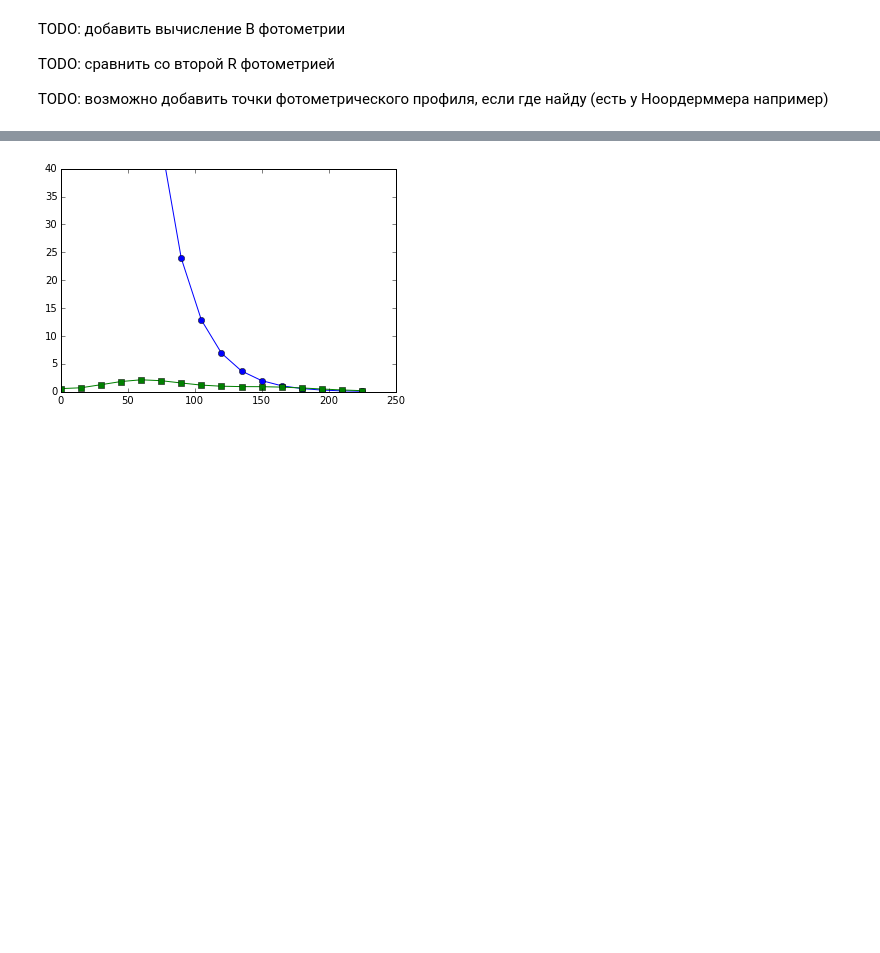
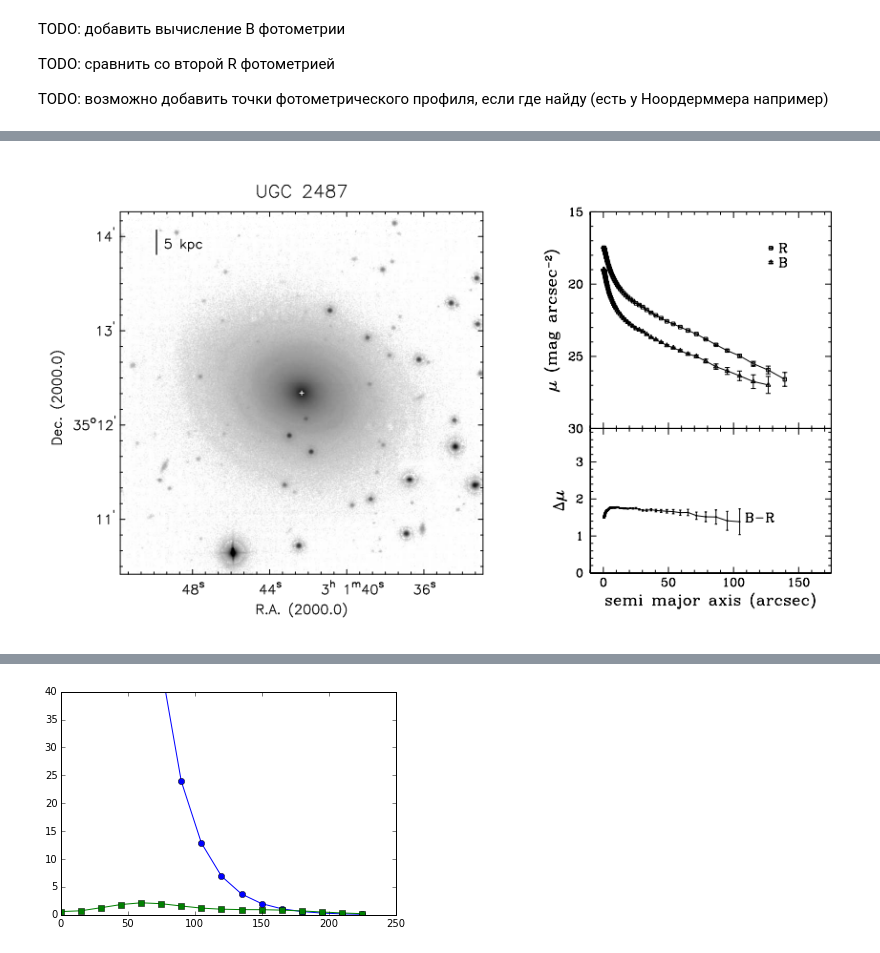
Before and after one commit to Amarchuk/2FInstability, a Jupyter notebook: notebooks/2f/n1167.ipynb, the cells around one changed output, grey strips where cells are left out. Cells and saved outputs as stored; diff of their text form; code cells hidden in the pictures; blank space fills up the shorter version.

```diff
--- a/notebooks/2f/n1167.ipynb
+++ b/notebooks/2f/n1167.ipynb
@@ -374,0 +380,4 @@ TODO: возможно добавить точки фотометрическо
+# %%
+Image('noord_pics/n1167_photom.png')
+# %% [output]
+[figure, added]
```
Also changed, not shown: parts of 7 cells of this notebook.
